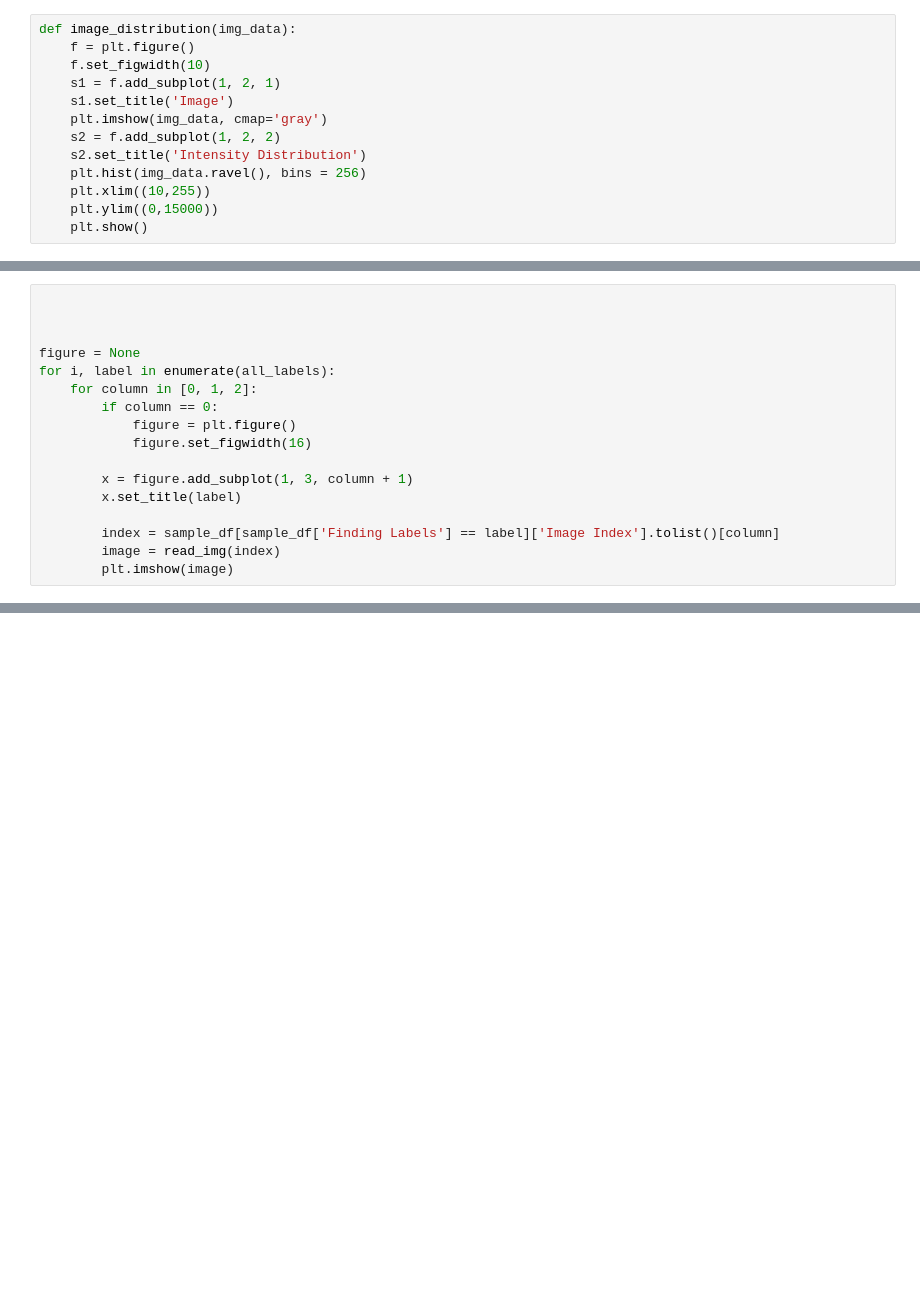
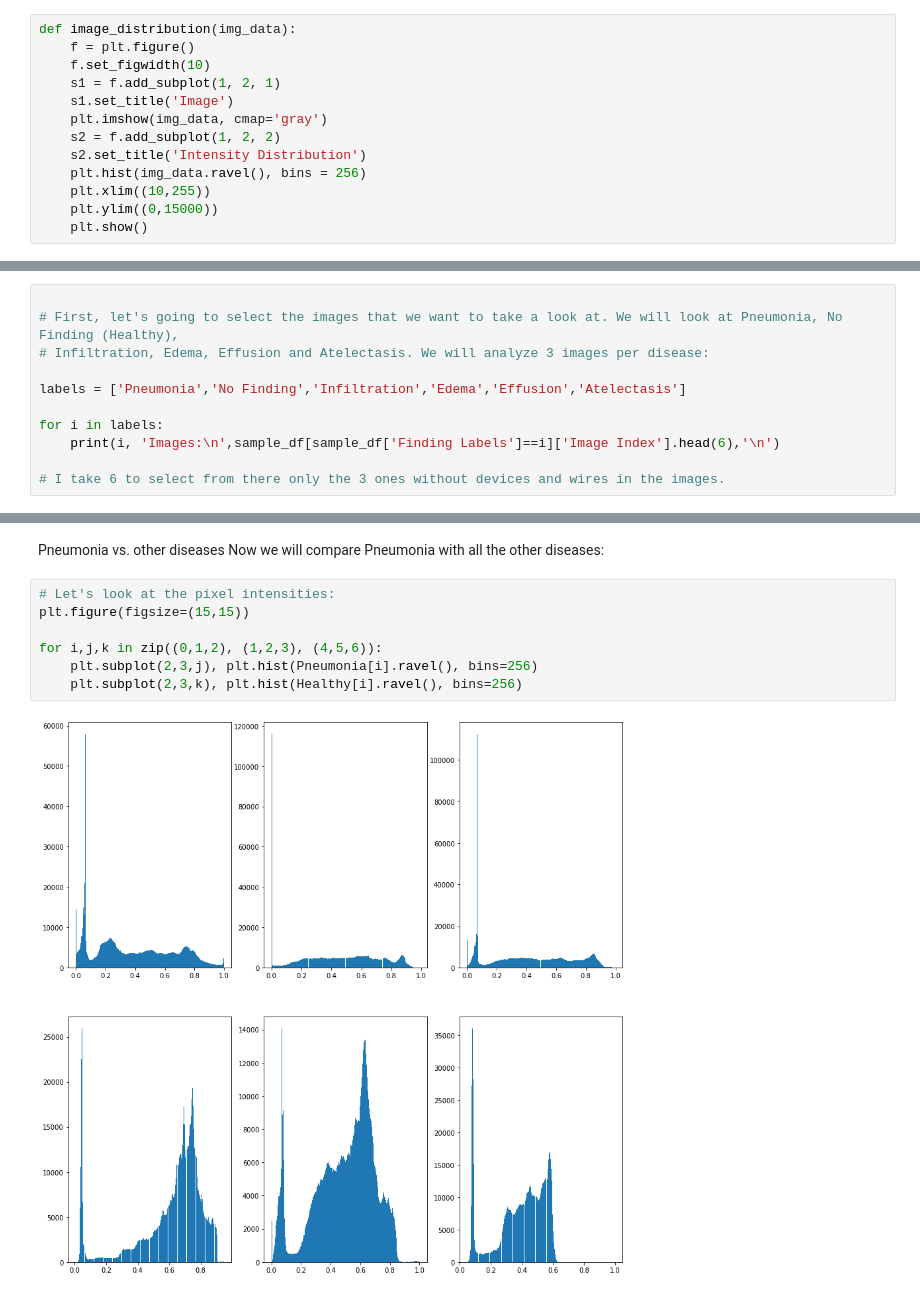
Before and after one commit to ellizzabbetth/ai-pneumonia-identification, a Jupyter notebook: EDA.ipynb, the cells around one changed output, grey strips where cells are left out. Drawn from its saved outputs; the diff is of its cells as text; blank space fills up the shorter version.

```diff
--- a/EDA.ipynb
+++ b/EDA.ipynb
@@ -614,17 +551,0 @@ def plot_histograms(images, title, limit):
-# %%
-
-
-
-figure = None
-for i, label in enumerate(all_labels):
-    for column in [0, 1, 2]:
-        if column == 0:
-            figure = plt.figure()
-            figure.set_figwidth(16)
-
-        x = figure.add_subplot(1, 3, column + 1)
-        x.set_title(label)
-
-        index = sample_df[sample_df['Finding Labels'] == label]['Image Index'].tolist()[column]
-        image = read_img(index)
-        plt.imshow(image)
@@ -630,0 +562,11 @@ for i, label in enumerate(all_labels):
+# %%
+
+# First, let's going to select the images that we want to take a look at. We will look at Pneumonia, No Finding (Healthy),
+# Infiltration, Edema, Effusion and Atelectasis. We will analyze 3 images per disease:
+
+labels = ['Pneumonia','No Finding','Infiltration','Edema','Effusion','Atelectasis']
+
+for i in labels:
+    print(i, 'Images:\n',sample_df[sample_df['Finding Labels']==i]['Image Index'].head(6),'\n')
+
+# I take 6 to select from there only the 3 ones without devices and wires in the images.
@@ -630,0 +654,12 @@ for i, label in enumerate(all_labels):
+# %% [markdown]
+Pneumonia vs. other diseases
+Now we will compare Pneumonia with all the other diseases:
+# %%
+# Let's look at the pixel intensities:
+plt.figure(figsize=(15,15))
+
+for i,j,k in zip((0,1,2), (1,2,3), (4,5,6)):
+    plt.subplot(2,3,j), plt.hist(Pneumonia[i].ravel(), bins=256)
+    plt.subplot(2,3,k), plt.hist(Healthy[i].ravel(), bins=256)
+# %% [output]
+[figure, added]
```
Also changed, not shown: parts of 64 cells of this notebook, 3 other files.
